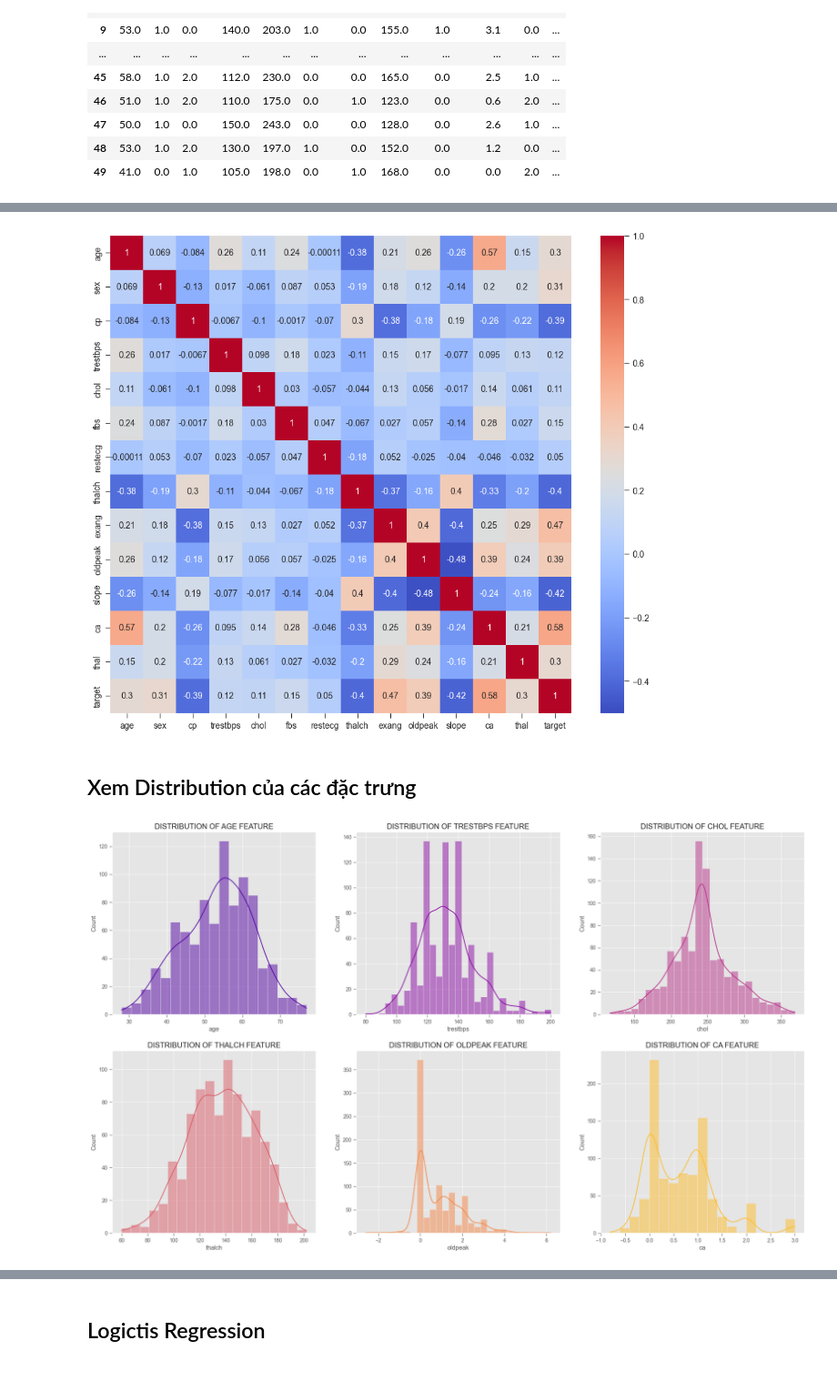
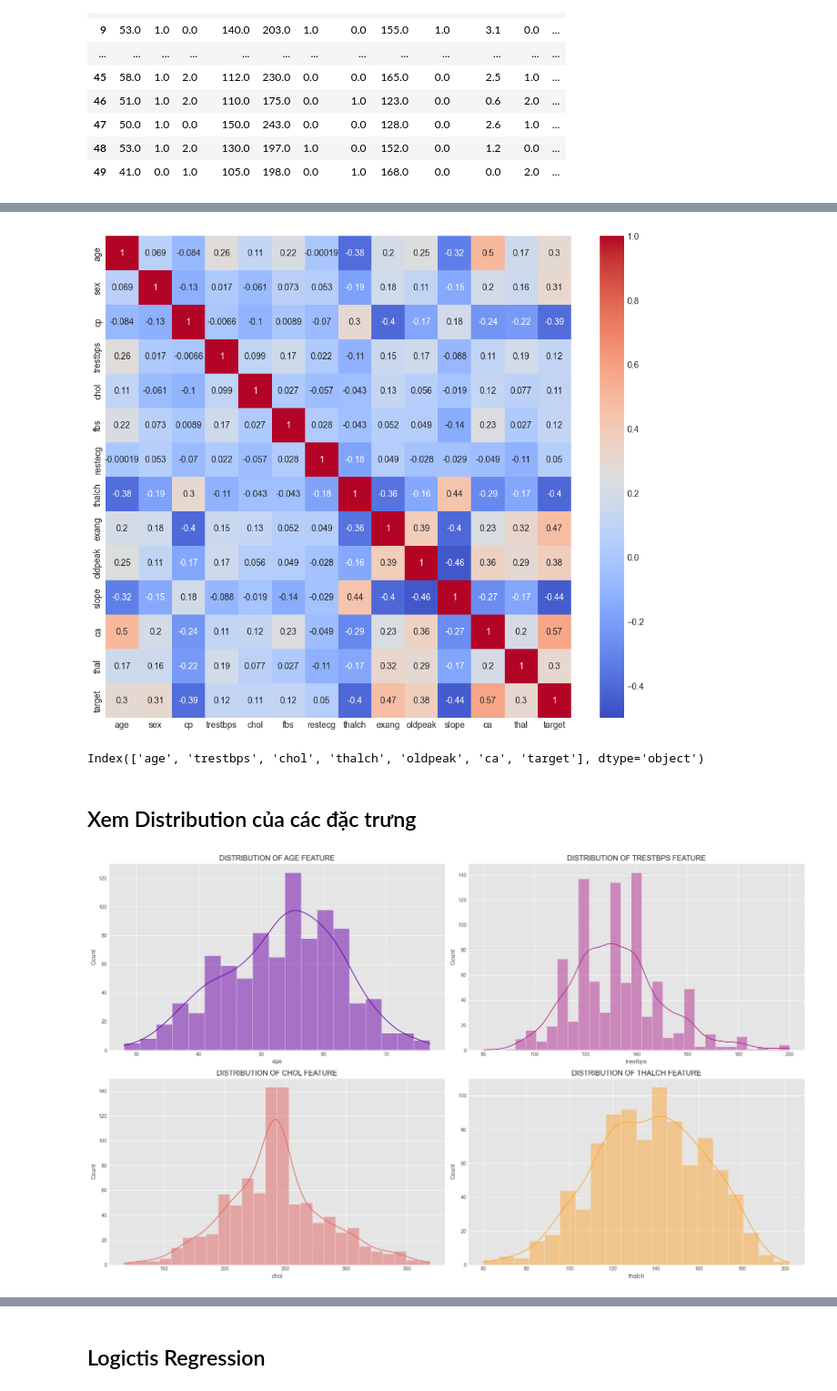
Before and after one commit to lehoanggiavi/ThuThap-XuLyData, a Jupyter notebook: Code/Vi/LogisticRegression.ipynb, the cells around one changed output, grey strips where cells are left out. Shown at 91% size. Saved outputs shown, nothing was run; the diff lists cells and outputs as text; code cells hidden in the pictures.

```diff
--- a/Code/Vi/LogisticRegression.ipynb
+++ b/Code/Vi/LogisticRegression.ipynb
@@ -623,3 +592,6 @@ df_heart.head(50)
 | 47 | 50.0 | 1.0 | 0.0 | 150.0 | 243.0 | 0.0 | 0.0 | 128.0 | 0.0 | 2.6 | 1.0 | ... |
 | 48 | 53.0 | 1.0 | 2.0 | 130.0 | 197.0 | 1.0 | 0.0 | 152.0 | 0.0 | 1.2 | 0.0 | ... |
 | 49 | 41.0 | 0.0 | 1.0 | 105.0 | 198.0 | 0.0 | 1.0 | 168.0 | 0.0 | 0.0 | 2.0 | ... |
+# %%
+df_heart = df_heart.round()
+df_heart
@@ -625,0 +612,3 @@ df_heart.head(50)
+# %%
+df_heart['ca'] = df_heart['ca'].replace({-0: 0, -1: 0})
+df_heart
@@ -646,25 +649,30 @@ plt.figure(figsize=(12,10))
 sns.heatmap(df_heart.corr(), annot=True,
             vmin=-0.5, vmax=1, cmap='coolwarm');
 # %% [output]
-[figure, old version]
+[figure, new version]
+# %%
+df_heart[numeric_col].columns
+# %% [output]
+Index(['age', 'trestbps', 'chol', 'thalch', 'oldpeak', 'ca', 'target'], dtype='object')
 # %% [markdown]
 ## Xem Distribution của các đặc trưng
 # %%
 plt.style.use('ggplot')
-fig, ((ax0, ax1, ax2), (ax3,ax4,ax5)) = plt.subplots(figsize=(24,14),
-                                                   nrows=2, ncols=3)
-axes = [ax0, ax1, ax2, ax3, ax4, ax5]
-colors = sns.color_palette("plasma", len(df_heart[numeric_col].columns[:-1]))
+fig, ax = plt.subplots(figsize=(20,12), nrows=2, ncols=2)
+ax = ax.flatten()
+
+colors = sns.color_palette("plasma", len(df_heart[['age', 'trestbps', 'chol', 'thalch']].columns))
 # colors = ['#FF5733', '#33FF57', '#3357FF', '#FF33A6', '#FFD133', '#A633FF']
 
 
 
-for i,col in enumerate(df_heart[numeric_col].columns[:-1]):
-    sns.histplot(df_heart[col], kde=True, ax=axes[i],
+for i,col in enumerate(df_heart[['age', 'trestbps', 'chol', 'thalch']].columns):
+    sns.histplot(df_heart[col], kde=True, ax=ax[i],
                  color=colors[i]);
-    axes[i].set(title=f'DISTRIBUTION OF {col.upper()} FEATURE')
+    ax[i].set(title=f'DISTRIBUTION OF {col.upper()} FEATURE')
+plt.tight_layout()
 # %% [output]
-[figure, old version]
+[figure, new version]
 # %%
 fig, ax = plt.subplots(figsize=(12,10))
 sns.kdeplot(df_heart[numeric_col].iloc[:, :-1]);
```
Also changed, not shown: parts of 42 cells of this notebook, 4 other files.
